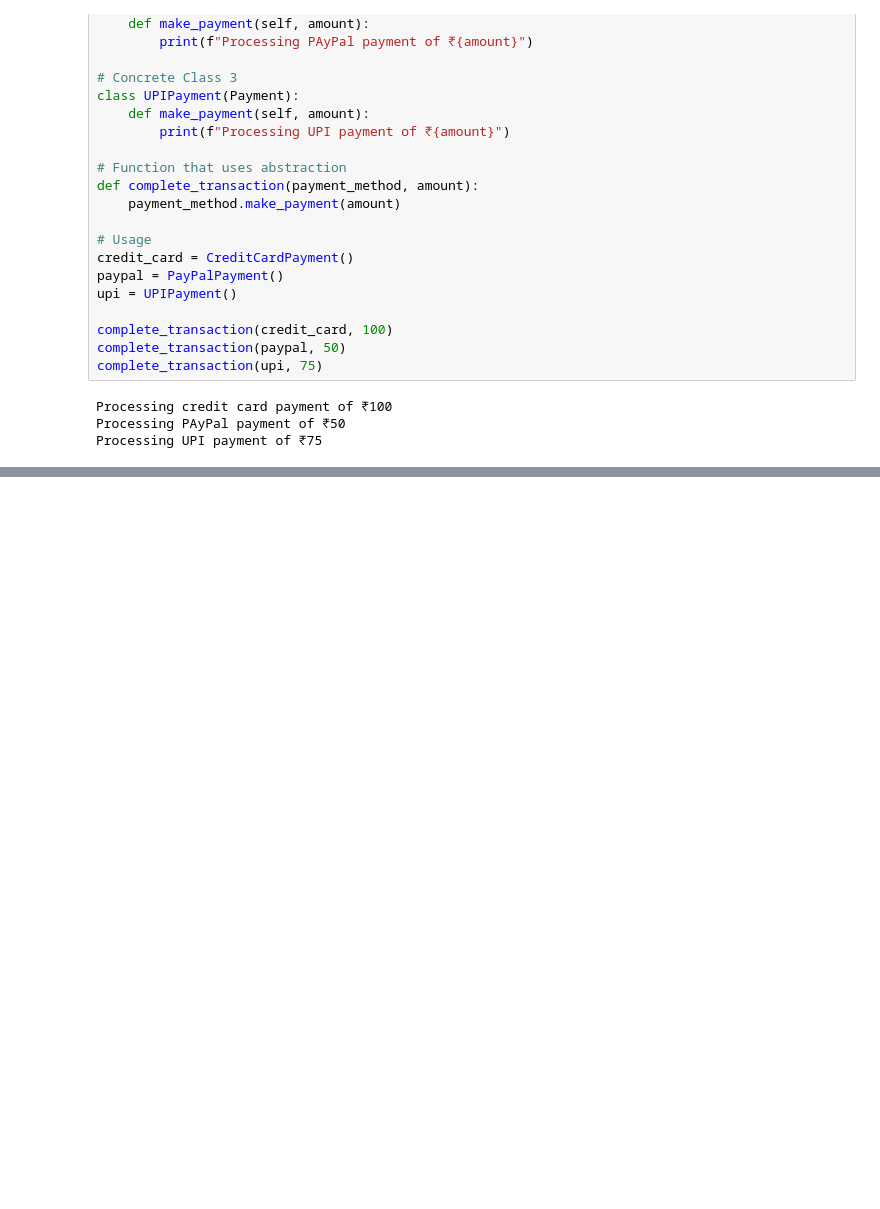
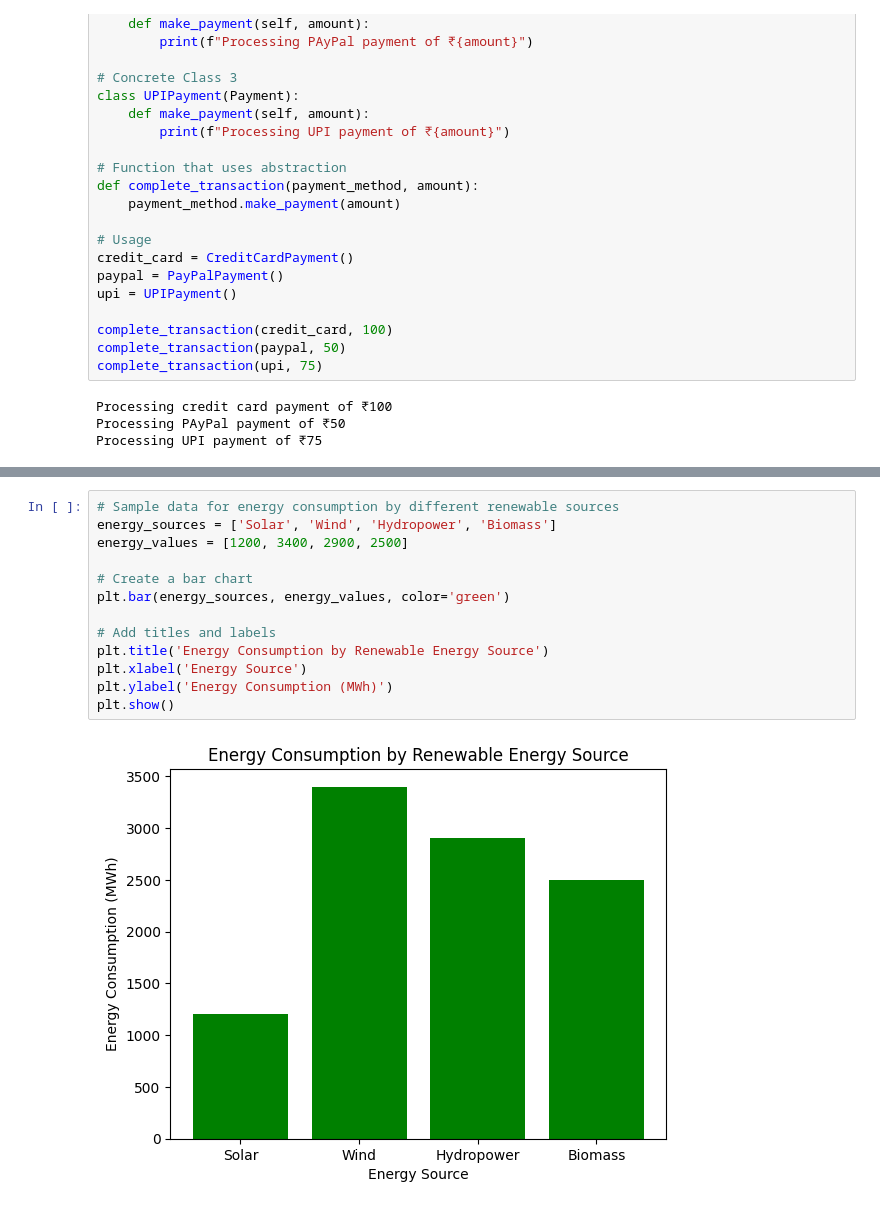
Before and after one commit to DevanshuSawarkar/Advanced_Green_and_AI_Skills_Workshop, a Jupyter notebook: 1_basics_of_python.ipynb, the cells around one changed output, grey strips where cells are left out. Drawn from its saved outputs; the diff is of its cells as text; blank space fills up the shorter version.

```diff
--- a/1_basics_of_python.ipynb
+++ b/1_basics_of_python.ipynb
@@ -800,0 +1040,15 @@ Processing UPI payment of ₹75
+# %%
+# Sample data for energy consumption by different renewable sources
+energy_sources = ['Solar', 'Wind', 'Hydropower', 'Biomass']
+energy_values = [1200, 3400, 2900, 2500]
+
+# Create a bar chart
+plt.bar(energy_sources, energy_values, color='green')
+
+# Add titles and labels
+plt.title('Energy Consumption by Renewable Energy Source')
+plt.xlabel('Energy Source')
+plt.ylabel('Energy Consumption (MWh)')
+plt.show()
+# %% [output]
+[figure, added]
```
Also changed, not shown: parts of 20 cells of this notebook.
